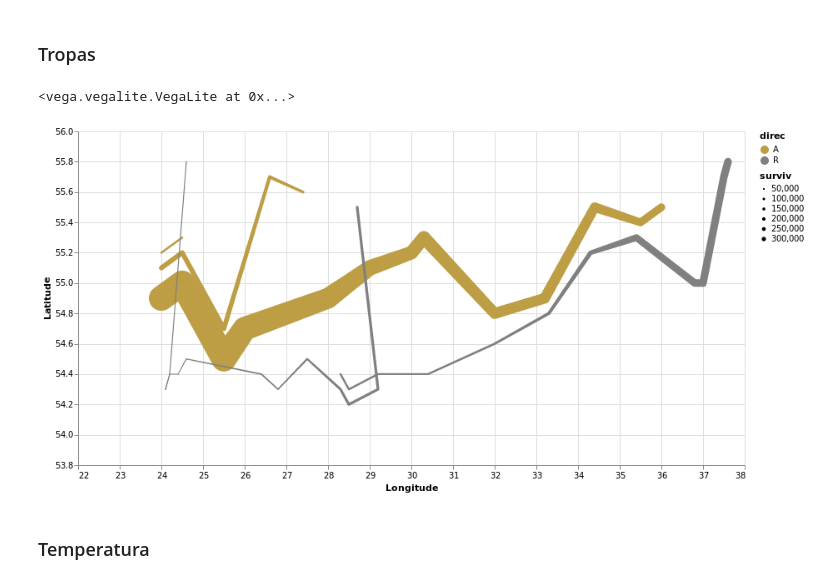
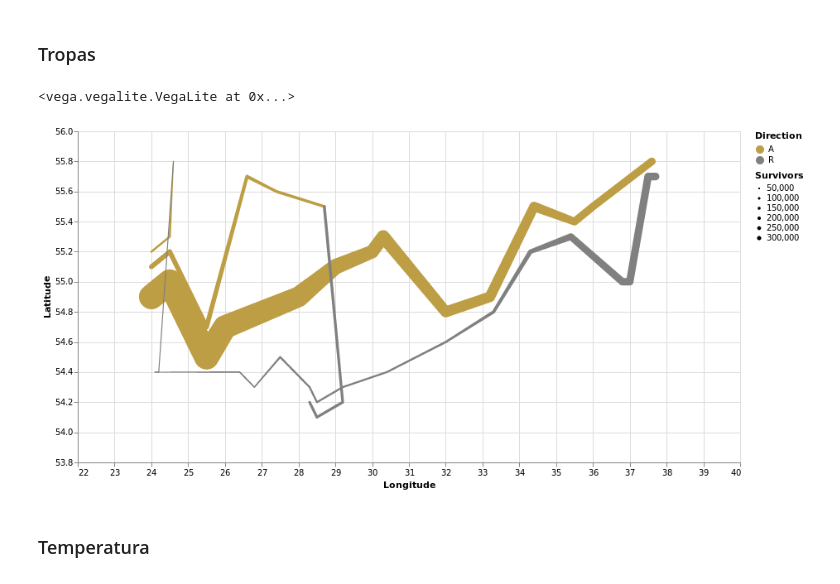
Before and after one commit to Franklin-oliveira/DataViz-Repo, a Jupyter notebook: hw3/Exercicio_3.ipynb, the cells around one changed output. Cells and saved outputs as stored; diff of their text form; code cells hidden in the pictures.

```diff
--- a/hw3/Exercicio_3.ipynb
+++ b/hw3/Exercicio_3.ipynb
@@ -25,9 +25,9 @@ alt.renderers.enable('notebook')
 RendererRegistry.enable('notebook')
 # %%
 # importando datasets
-city = pd.read_table('cities.txt')
-temp = pd.read_table('temperature.txt')
-trp  = pd.read_table('troops.txt')
+city = pd.read_csv('cities.csv', sep=',', encoding='utf-8')
+temp = pd.read_csv('temp.csv', sep=',', encoding='utf-8')
+trp  = pd.read_csv('troops.csv', sep=',', encoding='utf-8')
 # %% [markdown]
 ## Criando gráfico
 
@@ -52,17 +52,17 @@ cities
 ### Tropas
 # %%
 troops = alt.Chart(data=trp, width=800, height=400).mark_trail(point=True, clip=True).encode(
-                   x = alt.X('lonp', scale={'domain':(23, 38)}, title='Longitude'),
-                   y = alt.Y('latp', scale={'domain':(53.8, 56)}, title='Latitude'),
-                   size = alt.Size("surviv", scale={'range':[1,30], 'zero':False}),
-                   color= alt.Color('direc', scale={'range':["#bd9e45",'gray']}),
+                   x = alt.X('Long', scale={'domain':(23, 39)}, title='Longitude'),
+                   y = alt.Y('Lat', scale={'domain':(53.8, 56)}, title='Latitude'),
+                   size = alt.Size('Survivors', scale={'range':[1,30], 'zero':False}),
+                   color= alt.Color('Direction', scale={'range':['#bd9e45','gray']}),
+                   detail= alt.Detail(field='Group', type='quantitative'),
                    order= alt.Order(field='row',type= 'quantitative'),
-                   detail= alt.Detail(field='division', type='nominal')
 )
 
 troops
 # %% [output]
 <vega.vegalite.VegaLite at 0x...>
-[figure, old version]
+[figure, new version]
 # %% [markdown]
 ### Temperatura
```
Also changed, not shown: parts of 4 cells of this notebook, 8 other files.
